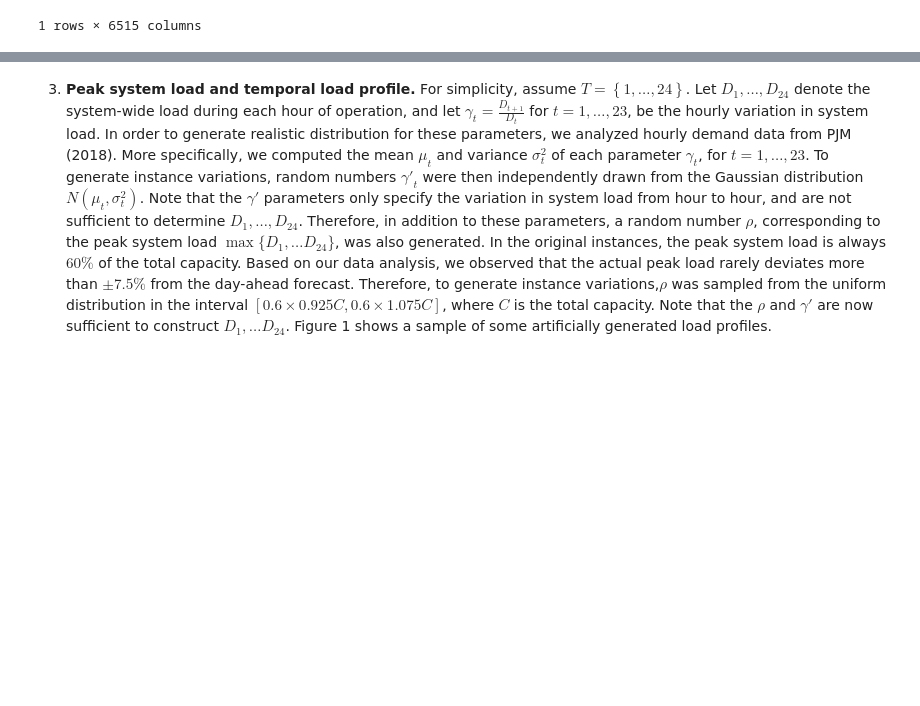
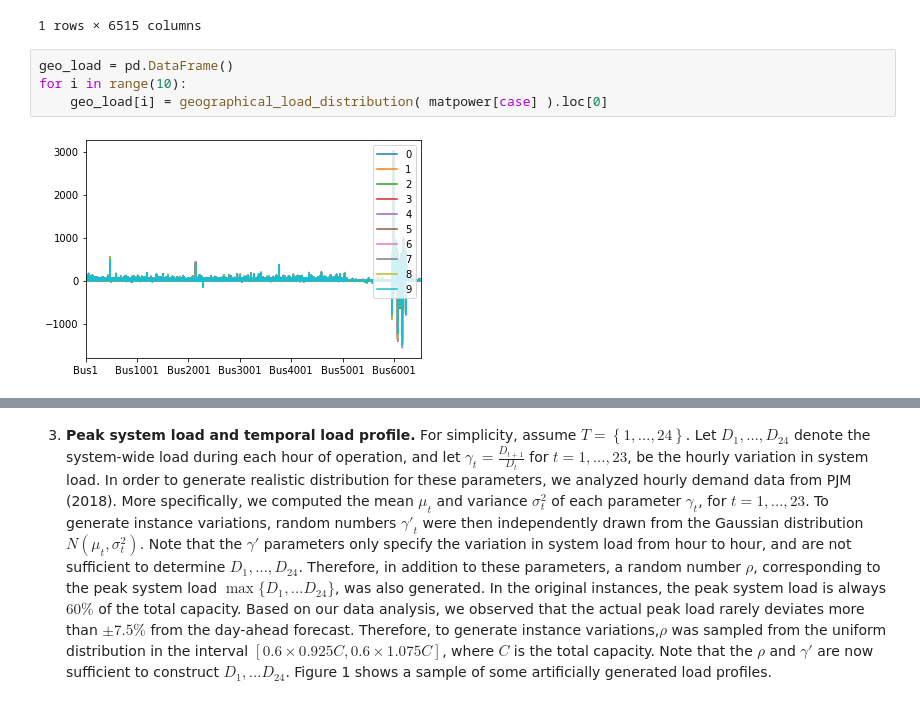
Before and after one commit to djinnome/Xavier2019, a Jupyter notebook: Xavier2019.ipynb, the cells around one changed output, grey strips where cells are left out. Cells and saved outputs as stored; diff of their text form; blank space fills up the shorter version.

```diff
--- a/Xavier2019.ipynb
+++ b/Xavier2019.ipynb
@@ -310,3 +276,9 @@ matpower[case].load
 |  | Bus1 | Bus2 | Bus3 | Bus4 | Bus5 | Bus6 | Bus7 | Bus8 | Bus9 | Bus10 | Bus11 | ... |
 | 0 | 0.0 | 0.0 | 14.8 | 49.6 | 12.9 | 13.0 | 2.3 | 15.8 | 14.9 | 0.0 | 33.2 | ... |
 1 rows × 6515 columns
+# %%
+geo_load = pd.DataFrame()
+for i in range(10):
+    geo_load[i] = geographical_load_distribution( matpower[case] ).loc[0]
+# %% [output]
+[figure, added]
```
Also changed, not shown: parts of 21 cells of this notebook, 19 other files.
